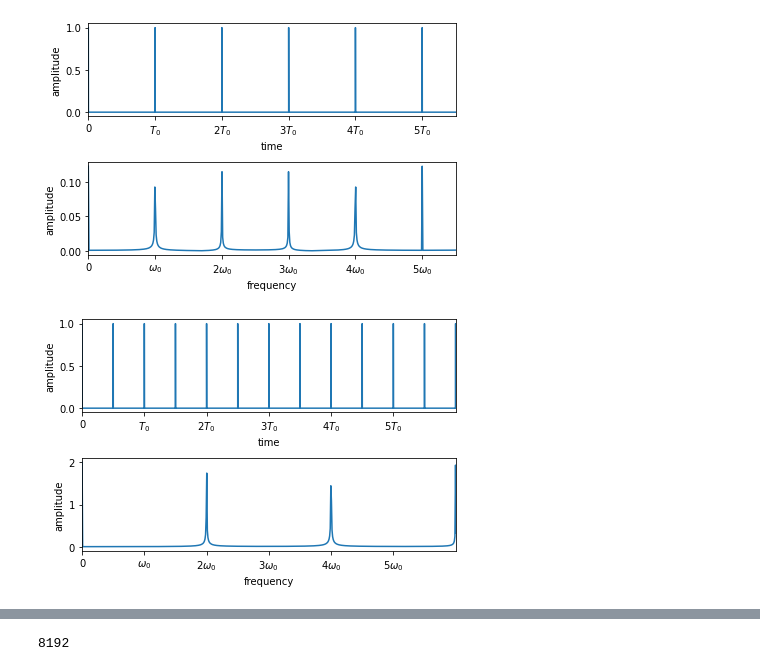
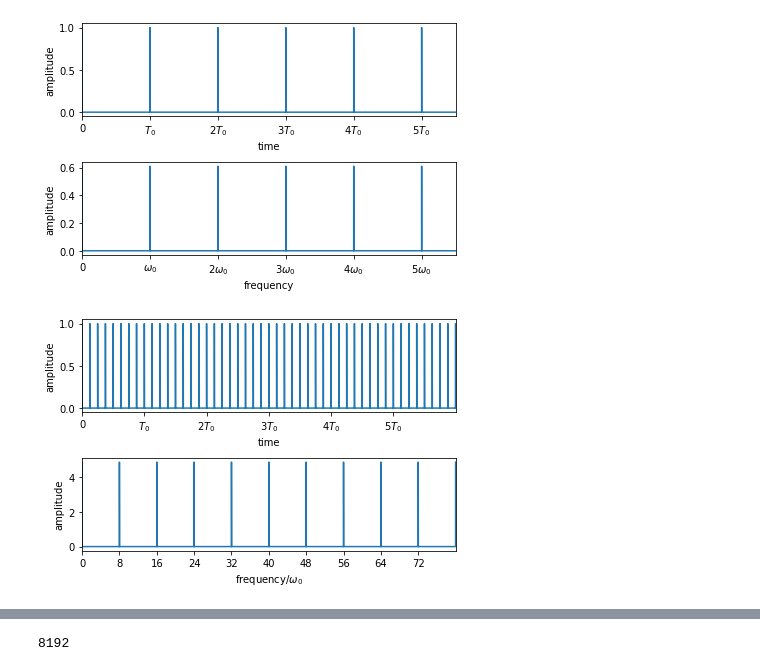
Before and after one commit to esuwaishi/IRoHa, a Jupyter notebook: Fourier.ipynb, the cells around one changed output, grey strips where cells are left out. Drawn from its saved outputs; the diff is of its cells as text; code cells hidden in the pictures.

```diff
--- a/Fourier.ipynb
+++ b/Fourier.ipynb
@@ -4,17 +4,17 @@ from scipy.fftpack import fft
 import matplotlib.pyplot as plt
 
 # parameters
-N = 2**23 # data number
-#N = 5120*200
+N = 2**24 # data number
+t0 = 2**14
+omg0 = 2*np.pi*(1/t0)
+omgs = omg0/10
+dt = 1/t0
 #dt = 0.0001 # data step [s]
-dt = 1/5120 * 1/16
 
 t = np.arange(0, N*dt, dt) # time
 freq = np.linspace(0, 1.0/dt, N) # frequency step
 
 y = np.zeros(N)*dt
-#t0 = 10000
-t0 = int(5120*16)
 y[::t0] =1
 
 yf = fft(y)/(N/2) # 離散フーリエ変換&規格化
@@ -38,48 +38,52 @@ plt.tight_layout()
 #plt.savefig("single_bunch.pdf", transparent=True)
 plt.show()
 # %% [output]
-[figure, old version]
+[figure, new version]
 # %%
 import numpy as np
 from scipy.fftpack import fft
 import matplotlib.pyplot as plt
 
 # parameters
-N = 2**20 # data number
-dt = 0.0001 # data step [s]
+N = 2**24 # data number
+t0 = 2**14
+omg0 = 2*np.pi*(1/t0)
+omgs = omg0/10
+dt = 1/t0
+#dt = 0.0001 # data step [s]
 
 t = np.arange(0, N*dt, dt) # time
 freq = np.linspace(0, 1.0/dt, N) # frequency step
 
 y = np.zeros(N)*dt
-t0 = 5000
-y[::t0] =1
+y[::int(t0/8)] =1
 #y[::5000] =0.8
 #y[::7500] =0.6
 #y[::10000] =0.4
 
 yf = fft(y)/(N/2) # 離散フーリエ変換&規格化
 
 plt.figure(2)
 plt.subplot(211)
 plt.plot(t, y)
 plt.xlim(0, 6)
 plt.xticks(np.arange(0, 6, 1), ["0", "$T_0$", "$2T_0$", "$3T_0$", "$4T_0$", "$5T_0$"])
 plt.xlabel("time")
 plt.ylabel("amplitude")
 
 plt.subplot(212)
 plt.plot(freq, 5e3*np.abs(yf))
-plt.xlim(0, 6)
+plt.xlim(0, 80)
 #plt.ylim(0, 5)
-plt.xlabel("frequency")
+plt.xlabel("frequency/$\omega_0$")
 plt.ylabel("amplitude")
-plt.xticks(np.arange(0, 6, 1), ["0", "$\omega_0$", "$2\omega_0$", "$3\omega_0$", "$4\omega_0$", "$5\omega_0$"])
+#plt.xticks(np.arange(0, 6, 1), ["0", "$\omega_0$", "$2\omega_0$", "$3\omega_0$", "$4\omega_0$", "$5\omega_0$"])
+plt.xticks(np.arange(0, 80, 8))
 plt.tight_layout()
-#plt.savefig("01")
+plt.savefig("multi_bunch.pdf", transparent=True)
 plt.show()
 # %% [output]
-[figure, old version]
+[figure, new version]
 # %%
 import numpy as np
 from scipy.fftpack import fft
```
Also changed, not shown: parts of 6 cells of this notebook, 5 other files.
